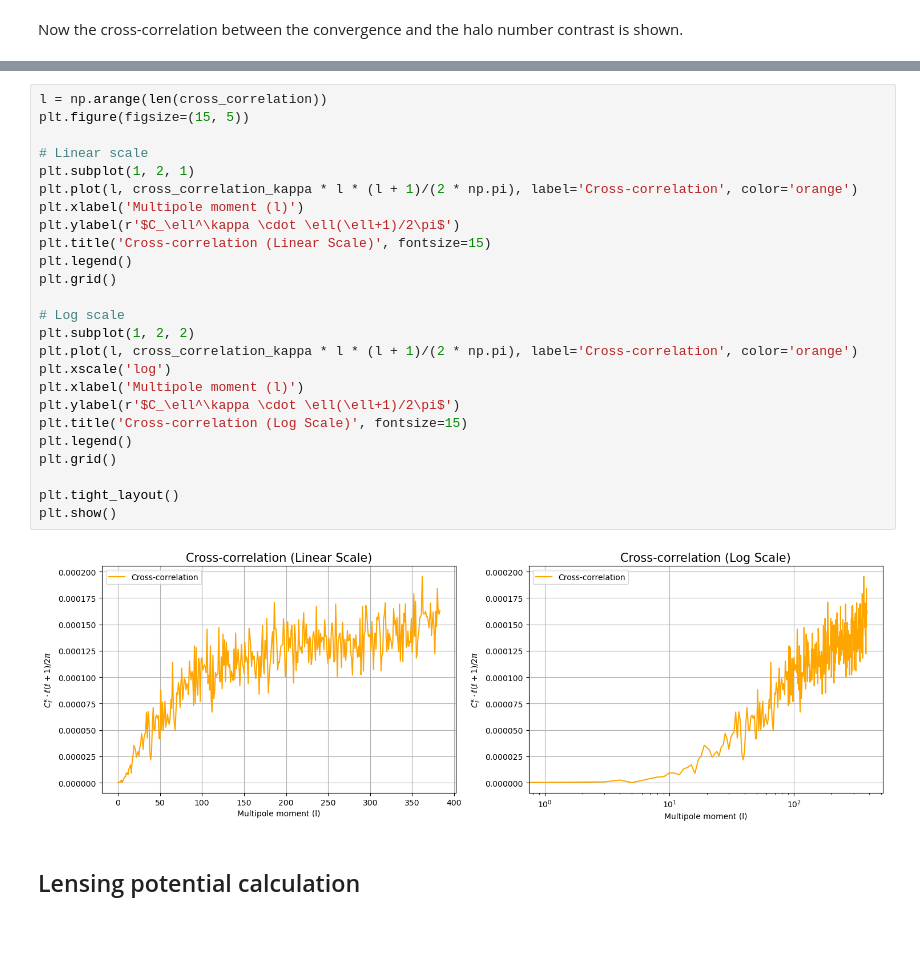
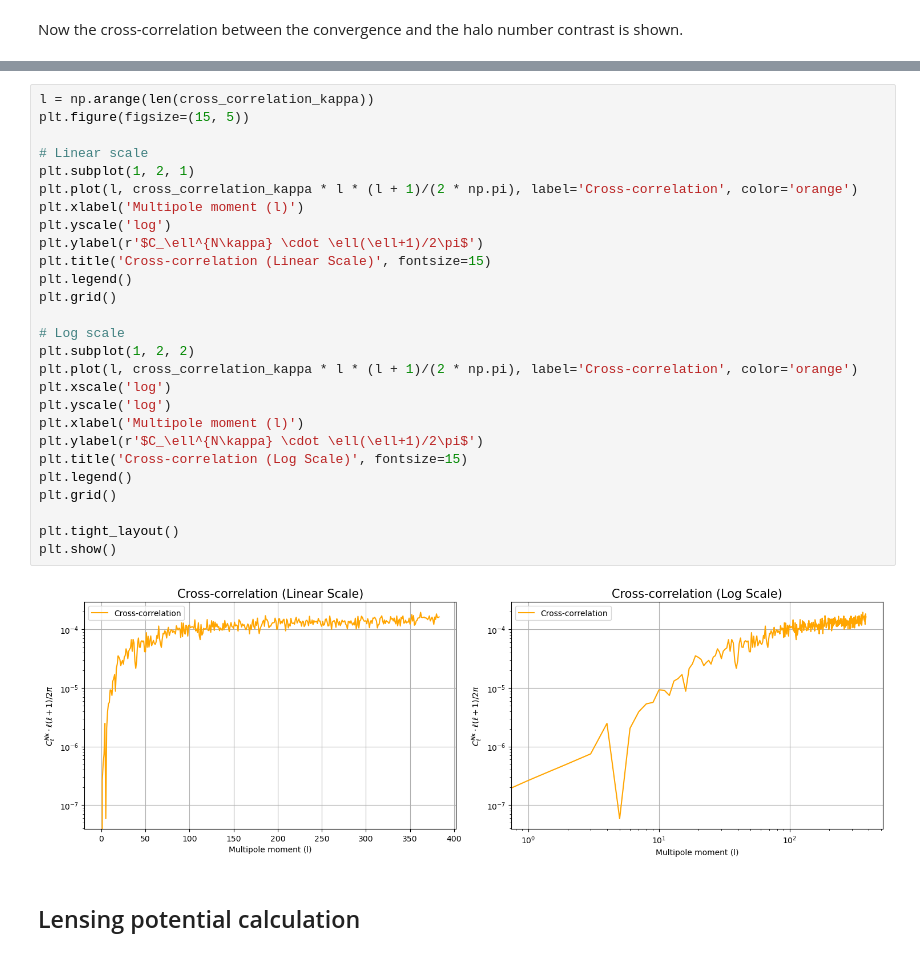
Before and after one commit to matteopicciolini/MasterThesis, a Jupyter notebook: DataAnalysis.ipynb, the cells around one changed output, grey strips where cells are left out. Saved outputs shown, nothing was run; the diff lists cells and outputs as text.

```diff
--- a/DataAnalysis.ipynb
+++ b/DataAnalysis.ipynb
@@ -275,30 +337,32 @@ cross_correlation_kappa_no_dipole = hp.anafast(halo_contrast, cmb_map_sum_no_dip
 # %%
-l = np.arange(len(cross_correlation))
+l = np.arange(len(cross_correlation_kappa))
 plt.figure(figsize=(15, 5))
 
 # Linear scale
 plt.subplot(1, 2, 1)
 plt.plot(l, cross_correlation_kappa * l * (l + 1)/(2 * np.pi), label='Cross-correlation', color='orange')
 plt.xlabel('Multipole moment (l)')
-plt.ylabel(r'$C_\ell^\kappa \cdot \ell(\ell+1)/2\pi$')
+plt.yscale('log')
+plt.ylabel(r'$C_\ell^{N\kappa} \cdot \ell(\ell+1)/2\pi$')
 plt.title('Cross-correlation (Linear Scale)', fontsize=15)
 plt.legend()
 plt.grid()
 
 # Log scale
 plt.subplot(1, 2, 2)
 plt.plot(l, cross_correlation_kappa * l * (l + 1)/(2 * np.pi), label='Cross-correlation', color='orange')
 plt.xscale('log')
+plt.yscale('log')
 plt.xlabel('Multipole moment (l)')
-plt.ylabel(r'$C_\ell^\kappa \cdot \ell(\ell+1)/2\pi$')
+plt.ylabel(r'$C_\ell^{N\kappa} \cdot \ell(\ell+1)/2\pi$')
 plt.title('Cross-correlation (Log Scale)', fontsize=15)
 plt.legend()
 plt.grid()
 
 plt.tight_layout()
 plt.show()
 # %% [output]
-[figure, old version]
+[figure, new version]
 # %% [markdown]
 ## Lensing potential calculation
 # %% [markdown]
```
Also changed, not shown: parts of 7 cells of this notebook.
